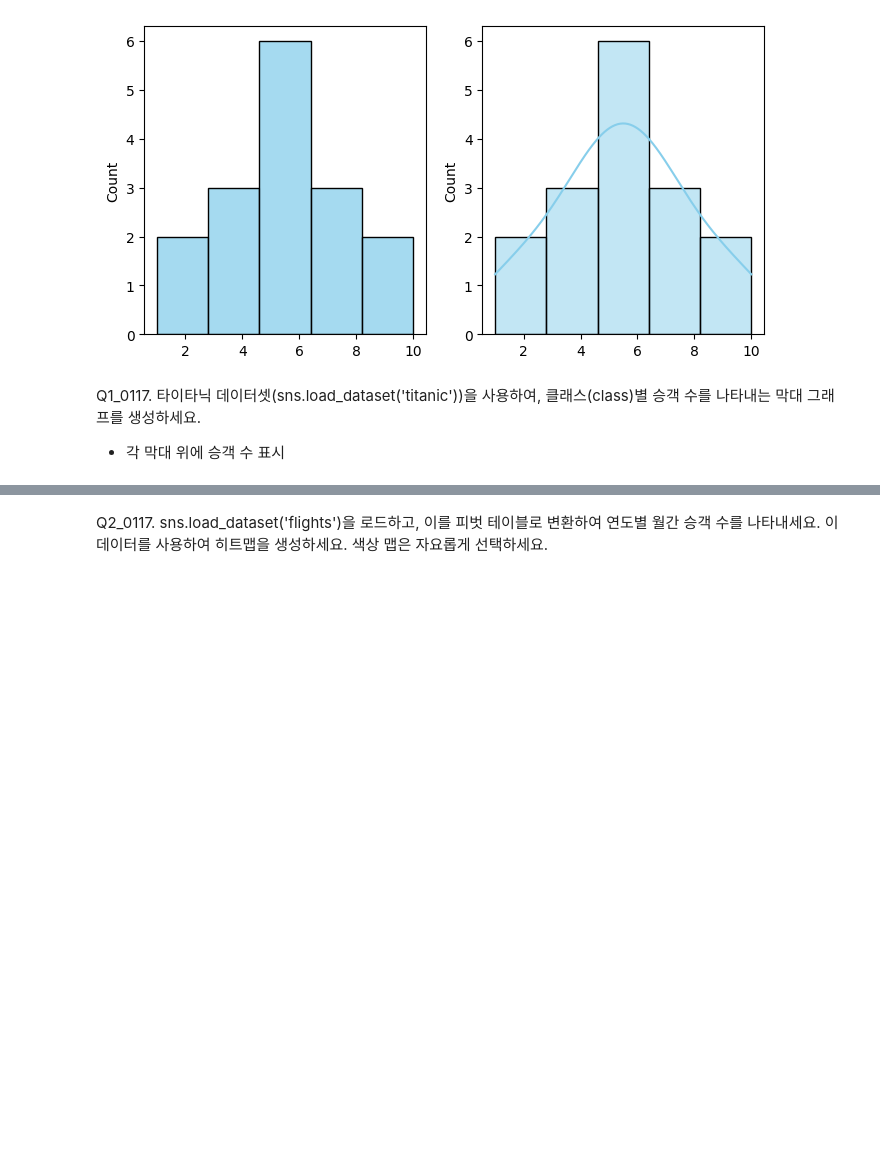
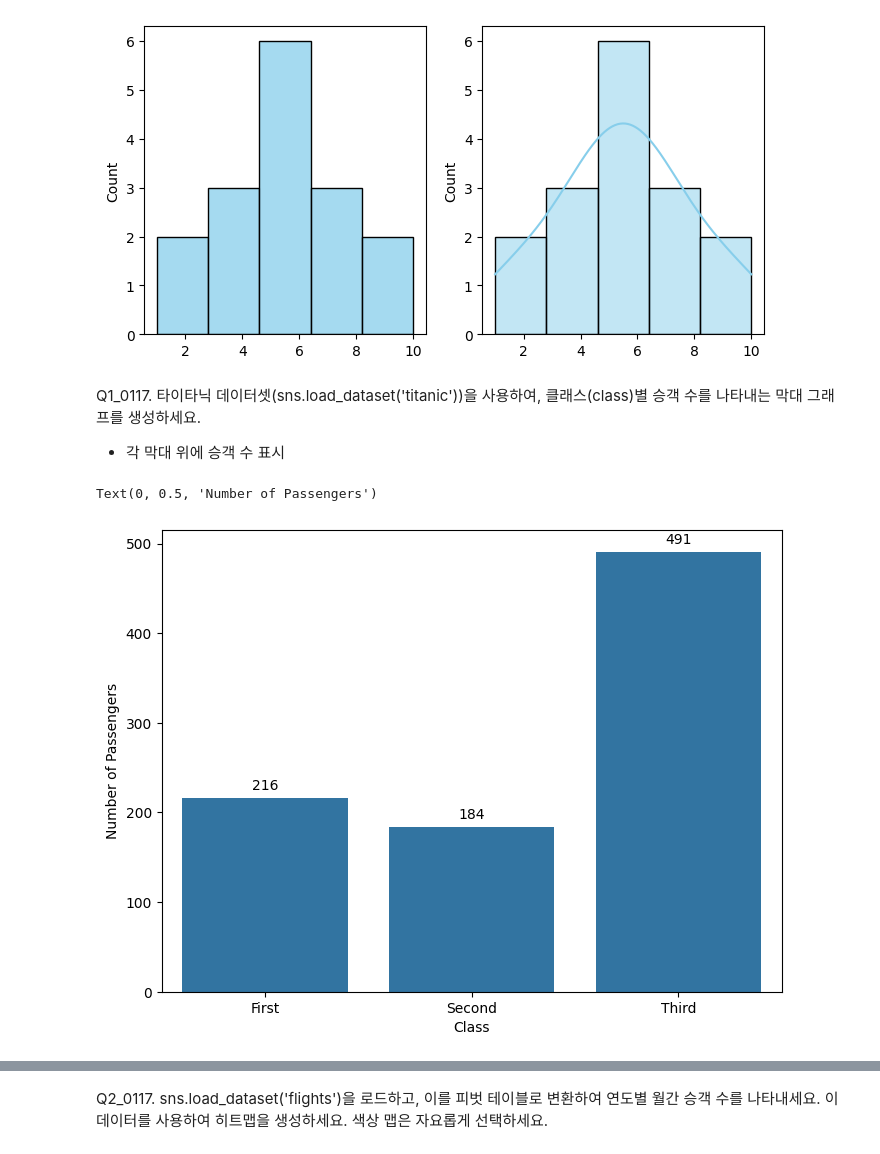
Before and after one commit to CrayonHanChan/kita_231026, a Jupyter notebook: m3_분석라이브러리/visualization/시각화2.ipynb, the cells around one changed output, grey strips where cells are left out. Saved outputs shown, nothing was run; the diff lists cells and outputs as text; code cells hidden in the pictures; blank space fills up the shorter version.

```diff
--- a/m3_분석라이브러리/visualization/시각화2.ipynb
+++ b/m3_분석라이브러리/visualization/시각화2.ipynb
@@ -541,0 +504,23 @@ Q1_0117. 타이타닉 데이터셋(sns.load_dataset('titanic'))을 사용하여,
+# %%
+# Q1_0117 솔루션
+titanic = sns.load_dataset('titanic')
+df = sns.load_dataset('titanic')
+
+class_counts = titanic['class'].value_counts()
+plt.figure(figsize=(8,6))
+barplot = sns.barplot(x=class_counts.index, y=class_counts.values)
+
+for p in barplot.patches:
+    barplot.annotate(format(p.get_height(), '.0f'),
+                     (p.get_x() + p.get_width() / 2., p.get_height()),
+                     ha = 'center', va = 'center',
+                     xytext = (0,9),
+                     textcoords = 'offset points')
+    # (0,9)는 막대 상단 중앙에서 9포인트 위로 텍스트를 이동
+    # textcoords = 'offset points'는 이 이동이 픽셀 단위로 이루어진다는 것을 의미
+
+plt.xlabel('Class')
+plt.ylabel('Number of Passengers')
+# %% [output]
+Text(0, 0.5, 'Number of Passengers')
+[figure, added]
```
Also changed, not shown: parts of 17 cells of this notebook, 33 other files.
